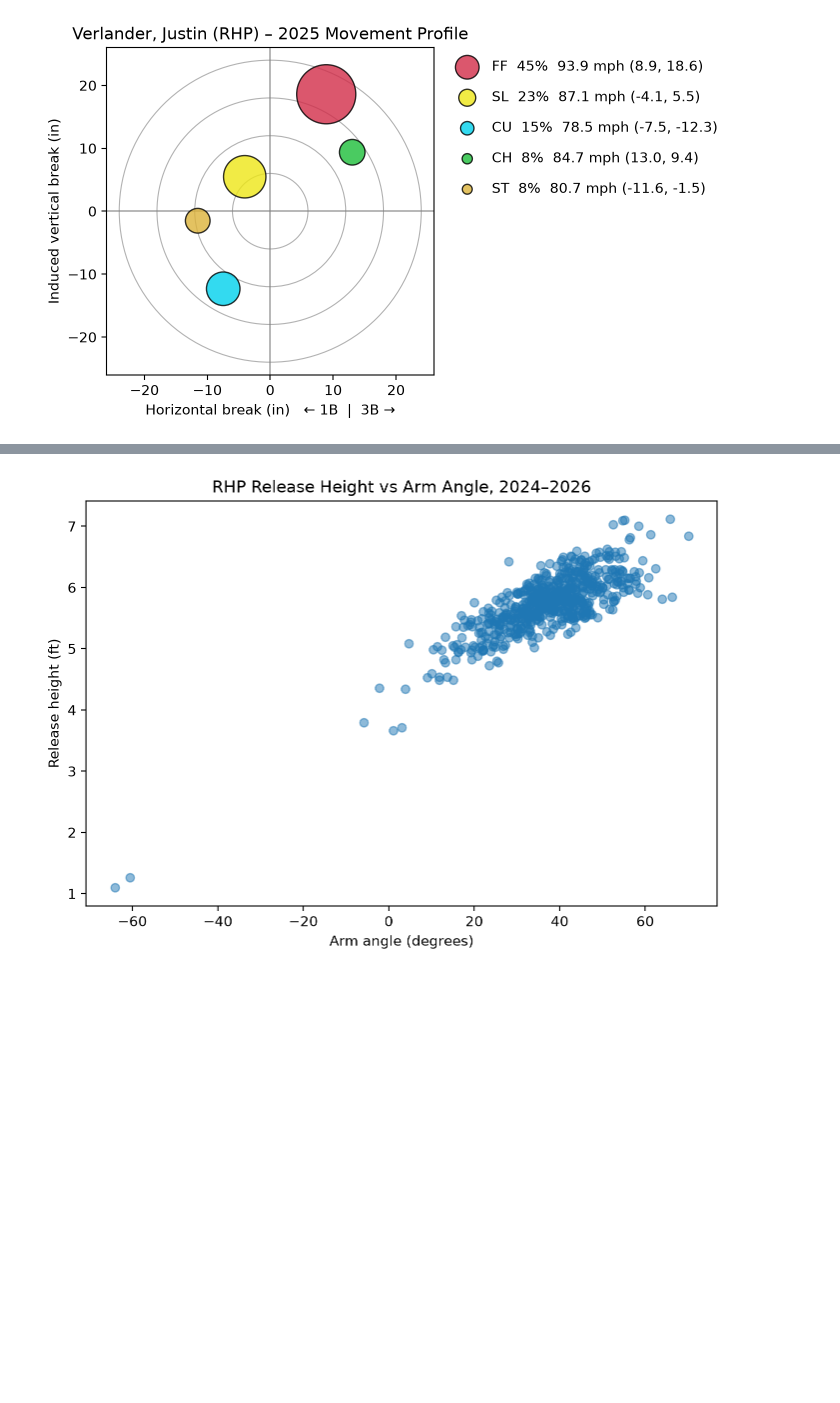
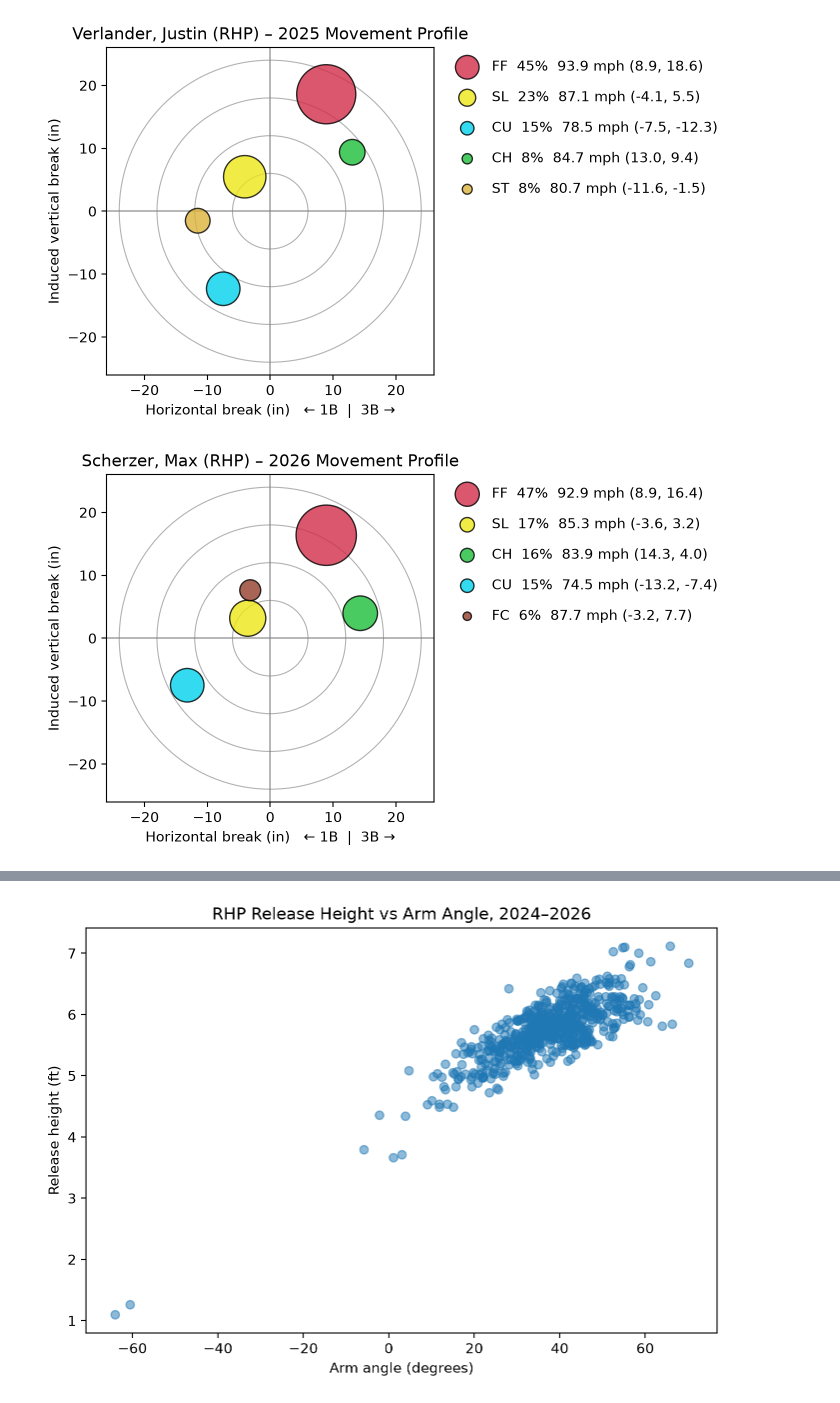
Before and after one commit to CyrusMT123/Baseball-Pitching-Final-Project, a Jupyter notebook: Visualizations.ipynb, the cells around one changed output, grey strips where cells are left out. Cells and saved outputs as stored; diff of their text form; code cells hidden in the pictures; blank space fills up the shorter version.

Commit message:
added visualizations

```diff
--- a/Visualizations.ipynb
+++ b/Visualizations.ipynb
@@ -70,3 +70,9 @@ movement_plot(data,'Verlander, Justin', 2025)
 plt.show()
 # %% [output]
 [figure]
+# %%
+movement_plot(data, 'Scherzer, Max', 2026)
+plt.savefig(VISUALIZATIONS / "Max Scherzer 2026.png")
+plt.show()
+# %% [output]
+[figure, added]
```
Also changed, not shown: parts of 4 cells of this notebook, 6 other files.
